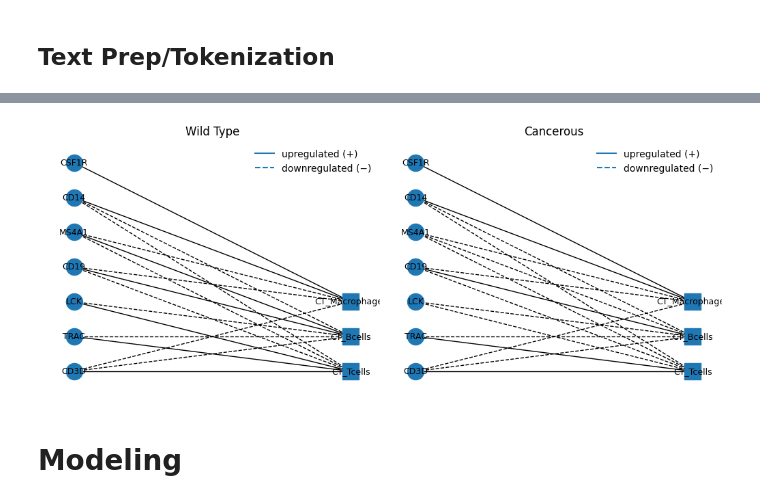
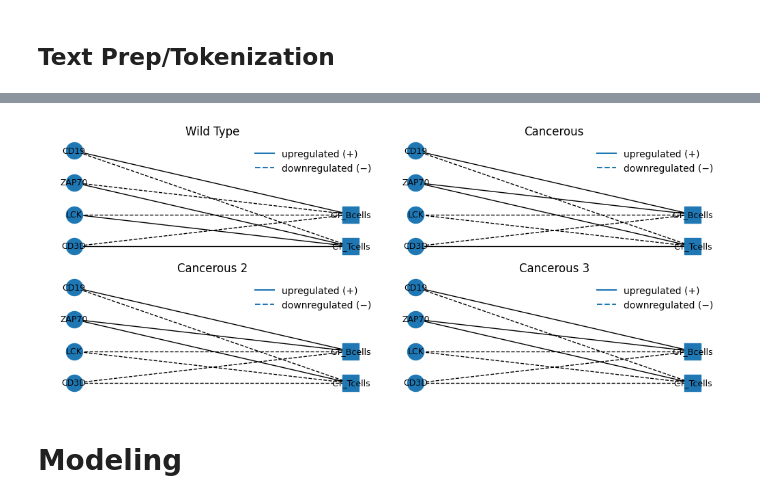
Before and after one commit to djemec/descriptive_notebooks, a Jupyter notebook: gnn_gcn_explainer.ipynb, the cells around one changed output, grey strips where cells are left out. Drawn from its saved outputs; the diff is of its cells as text; code cells hidden in the pictures.

```diff
--- a/gnn_gcn_explainer.ipynb
+++ b/gnn_gcn_explainer.ipynb
@@ -23,9 +31,10 @@ import torch.nn.functional as F
 import networkx as nx
 import matplotlib.pyplot as plt
 # %%
-cell_types = ['Tcells','Bcells','Macrophages']
-genes = ['CD3D','TRAC','LCK','CD19','MS4A1','CD14','CSF1R']
+cell_types = ["Tcells","Bcells"]
+genes = ['CD3D','LCK','ZAP70','CD19'] #only focused on genes present
 node_order = genes + [f'CT_{ct}' for ct in cell_types]   # genes first, then CT nodes
-N = len(node_order)  # 7 + 3 = 10 (a little larger but still small)
+gene_mask = torch.tensor([1,1,1,1,0,0], dtype=torch.bool)
+N = len(node_order)
 # %%
 wild_type = {
@@ -42,14 +63,10 @@ cancerous = {
 # %%
-# ----- vocab: node ids + per-gene labels (LBL_<CT>_UP/DOWN) + CT identity tokens -----
 def build_vocab(genes, cell_types):
-    toks = []
-    toks += genes
-    toks += [f'CT_{ct}' for ct in cell_types]
-    for ct in cell_types:
-        toks += [f'LBL_{ct}_UP', f'LBL_{ct}_DOWN']
-    stoi = {t:i for i,t in enumerate(toks)}
-    itos = {i:t for t,i in stoi.items()}
+    toks = genes + [f"CT_{ct}" for ct in cell_types]
+    stoi = {t:i for i,t in enumerate(toks)}; itos = {i:t for t,i in stoi.items()}
     return stoi, itos
 
 stoi, itos = build_vocab(genes, cell_types)
 vocab_size = len(stoi)
+
+vocab_size, stoi
@@ -122,0 +138,3 @@ X2, Y2, A2
+# %%
+X3, Y3, A3 = make_graph_tensors(cancerous_2, genes, cell_types, node_order, stoi)
+X3, Y3, A3
@@ -122,0 +150,3 @@ X2, Y2, A2
+# %%
+X4, Y4, A4 = make_graph_tensors(cancerous_3, genes, cell_types, node_order, stoi)
+X4, Y4, A4
@@ -173,14 +212,18 @@ def draw_signed_bipartite(G, node_order, genes, ax=None, title=''):
 # %%
 # Build and draw both graphs
 G1 = graph_from_adjacency(A1, node_order, genes)
 G2 = graph_from_adjacency(A2, node_order, genes)
+G3 = graph_from_adjacency(A3, node_order, genes)
+G4 = graph_from_adjacency(A4, node_order, genes)
 
-fig, axes = plt.subplots(1, 2, figsize=(10, 4), constrained_layout=True)
-draw_signed_bipartite(G1, node_order, genes, ax=axes[0], title='Wild Type')
-draw_signed_bipartite(G2, node_order, genes, ax=axes[1], title='Cancerous')
+fig, axes = plt.subplots(2, 2, figsize=(10, 4), constrained_layout=True)
+draw_signed_bipartite(G1, node_order, genes, ax=axes[0,0], title='Wild Type')
+draw_signed_bipartite(G2, node_order, genes, ax=axes[0,1], title='Cancerous')
+draw_signed_bipartite(G3, node_order, genes, ax=axes[1,0], title='Cancerous 2')
+draw_signed_bipartite(G3, node_order, genes, ax=axes[1,1], title='Cancerous 3')
 plt.show()
 # %% [output]
-[figure, old version]
+[figure, new version]
 # %% [markdown]
 # Modeling
 # %% [markdown]
```
Also changed, not shown: parts of 161 cells of this notebook, 1 other file.
